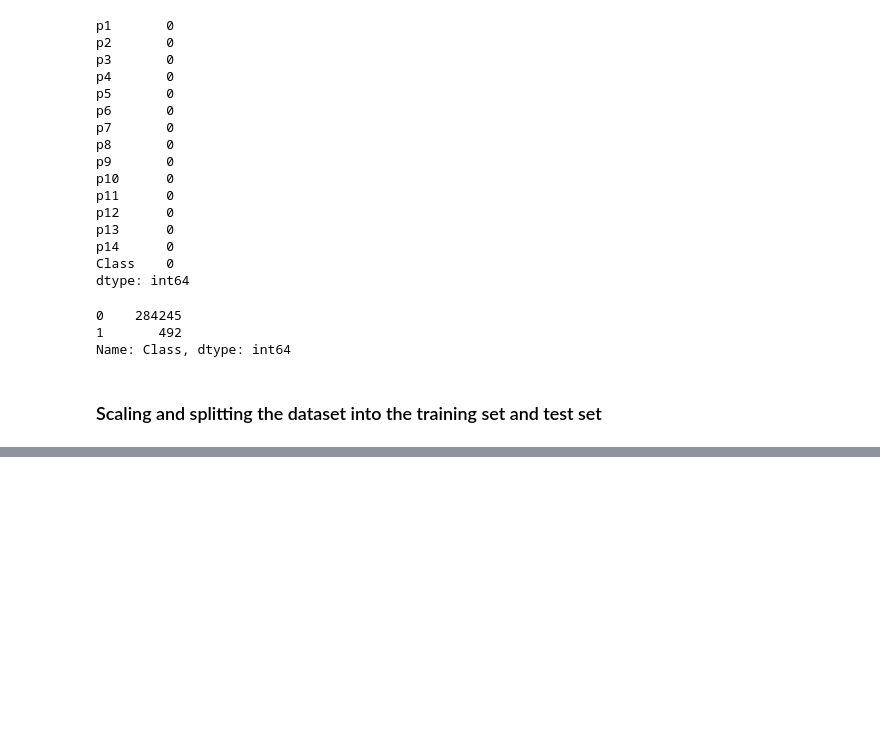
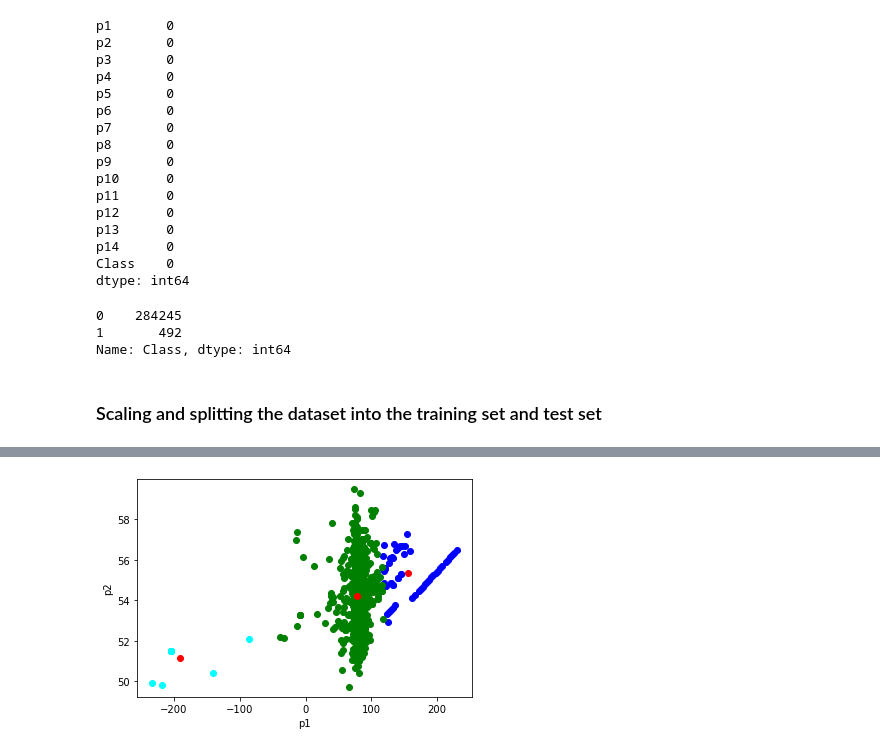
Before and after one commit to mirjunaid26/particle_accelerator_LHC, a Jupyter notebook: unsupervised_clustering.ipynb, the cells around one changed output, grey strips where cells are left out. Cells and saved outputs as stored; diff of their text form; code cells hidden in the pictures; blank space fills up the shorter version.

```diff
--- a/unsupervised_clustering.ipynb
+++ b/unsupervised_clustering.ipynb
@@ -236,9 +146,0 @@ while(diff!=0):
-# %%
-color=['blue','green','cyan']
-for k in range(K):
-    data=X[X["Cluster"]==k+1]
-    plt.scatter(data["ApplicantIncome"],data["LoanAmount"],c=color[k])
-plt.scatter(Centroids["ApplicantIncome"],Centroids["LoanAmount"],c='red')
-plt.xlabel('Income')
-plt.ylabel('Loan Amount (In Thousands)')
-plt.show()
@@ -244,0 +238,11 @@ plt.show()
+# %%
+color=['blue','green','cyan']
+for k in range(K):
+    data=X[X["Cluster"]==k+1]
+    plt.scatter(data["p1"],data["p2"],c=color[k])
+plt.scatter(Centroids["p1"],Centroids["p2"],c='red')
+plt.xlabel('p1')
+plt.ylabel('p2')
+plt.show()
+# %% [output]
+[figure, added]
```
Also changed, not shown: parts of 11 cells of this notebook, 2 other files.
